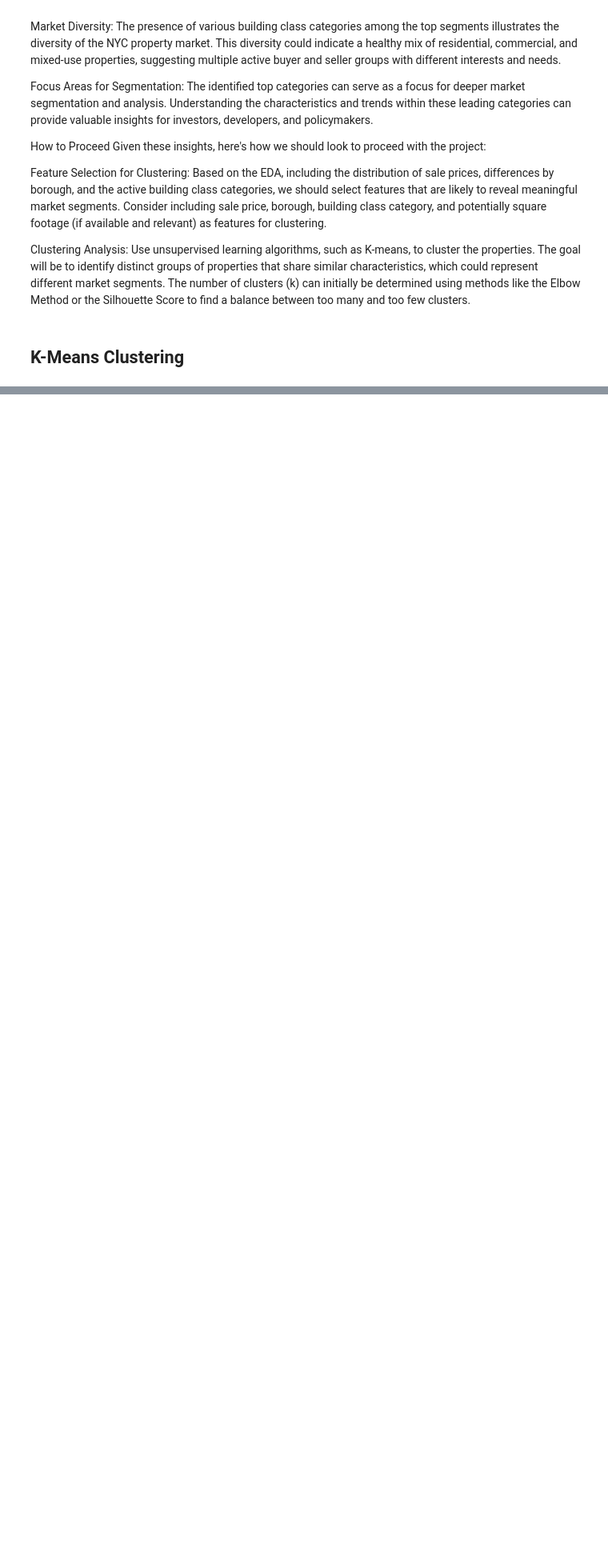
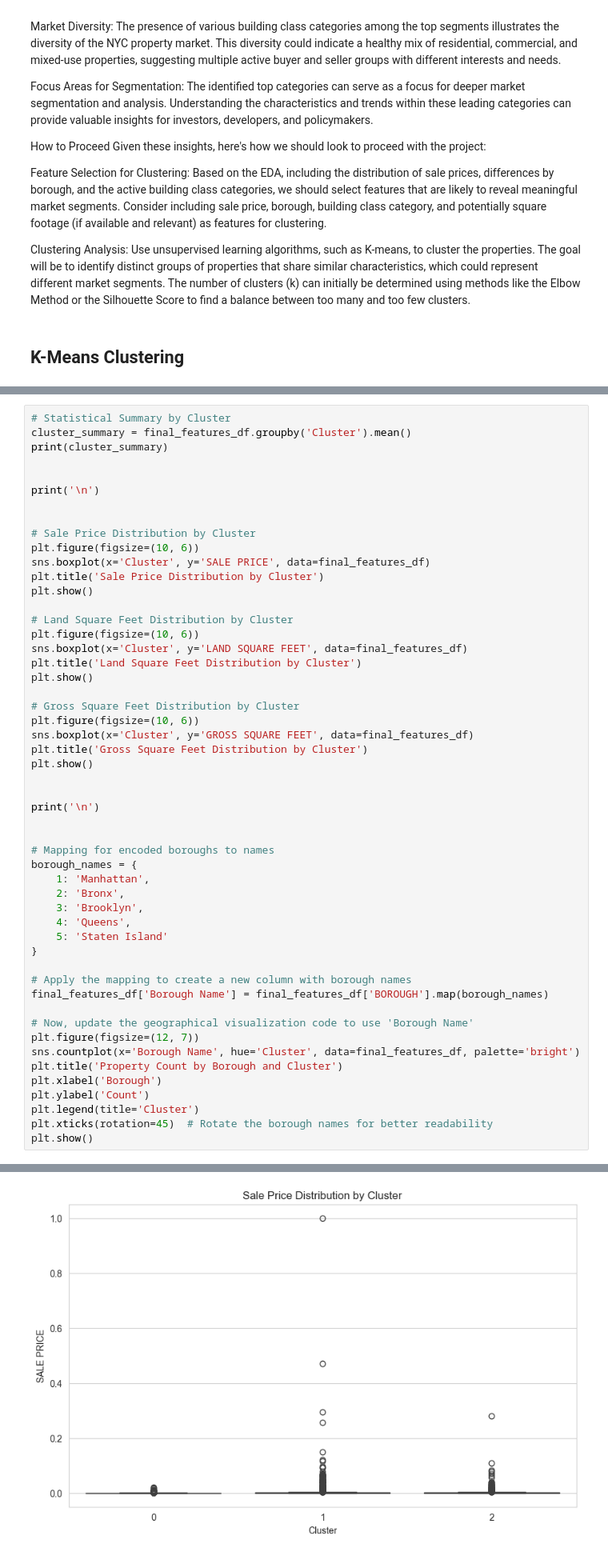
Before and after one commit to abdiwakene/nyc_property_market_segmentation, a Jupyter notebook: nyc_property_market_segmentation.ipynb, the cells around one changed output, grey strips where cells are left out. Shown at 80% size. Cells and saved outputs as stored; diff of their text form; blank space fills up the shorter version.

```diff
--- a/nyc_property_market_segmentation.ipynb
+++ b/nyc_property_market_segmentation.ipynb
@@ -213,0 +303,53 @@ plt.show()
+# %%
+# Statistical Summary by Cluster
+cluster_summary = final_features_df.groupby('Cluster').mean()
+print(cluster_summary)
+
+
+print('\n')
+
+
+# Sale Price Distribution by Cluster
+plt.figure(figsize=(10, 6))
+sns.boxplot(x='Cluster', y='SALE PRICE', data=final_features_df)
+plt.title('Sale Price Distribution by Cluster')
+plt.show()
+
+# Land Square Feet Distribution by Cluster
+plt.figure(figsize=(10, 6))
+sns.boxplot(x='Cluster', y='LAND SQUARE FEET', data=final_features_df)
+plt.title('Land Square Feet Distribution by Cluster')
+plt.show()
+
+# Gross Square Feet Distribution by Cluster
+plt.figure(figsize=(10, 6))
+sns.boxplot(x='Cluster', y='GROSS SQUARE FEET', data=final_features_df)
+plt.title('Gross Square Feet Distribution by Cluster')
+plt.show()
+
+
+print('\n')
+
+
+# Mapping for encoded boroughs to names
+borough_names = {
+    1: 'Manhattan',
+    2: 'Bronx',
+    3: 'Brooklyn',
+    4: 'Queens',
+    5: 'Staten Island'
+}
+
+# Apply the mapping to create a new column with borough names
+final_features_df['Borough Name'] = final_features_df['BOROUGH'].map(borough_names)
+
+# Now, update the geographical visualization code to use 'Borough Name'
+plt.figure(figsize=(12, 7))
+sns.countplot(x='Borough Name', hue='Cluster', data=final_features_df, palette='bright')
+plt.title('Property Count by Borough and Cluster')
+plt.xlabel('Borough')
+plt.ylabel('Count')
+plt.legend(title='Cluster')
+plt.xticks(rotation=45)  # Rotate the borough names for better readability
+plt.show()
+# %% [output]
@@ -213,0 +367 @@ plt.show()
+[figure, added]
```
Also changed, not shown: parts of 12 cells of this notebook.
